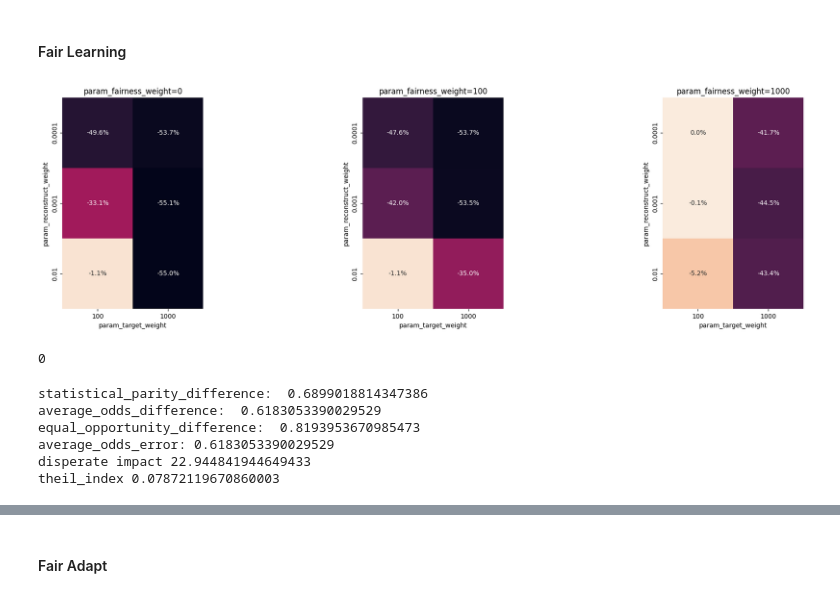
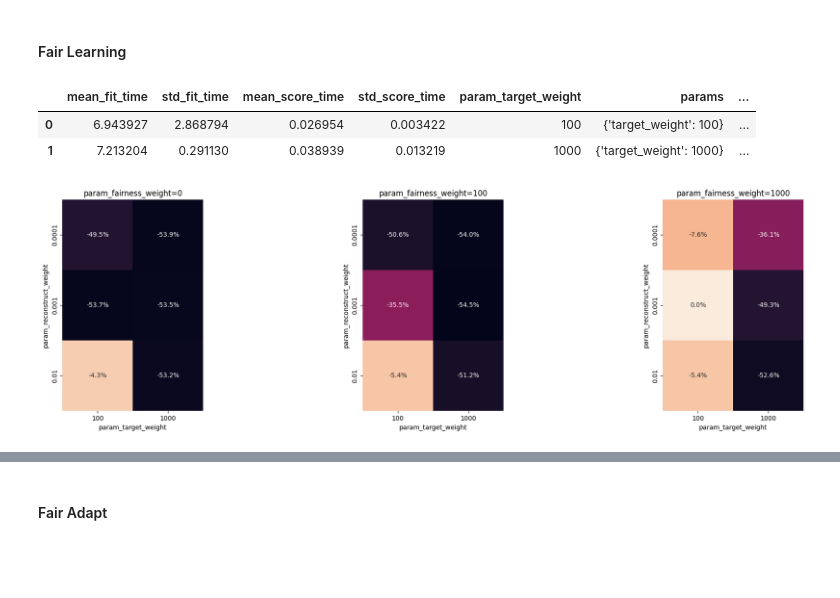
Before and after one commit to mkleinegger/evaluation-bias-detection-and-mitigation, a Jupyter notebook: multiple_runs.ipynb, the cells around one changed output, grey strips where cells are left out. Drawn from its saved outputs; the diff is of its cells as text; code cells hidden in the pictures; blank space fills up the shorter version.

```diff
--- a/multiple_runs.ipynb
+++ b/multiple_runs.ipynb
@@ -381,7 +434,7 @@ model = model.fit(X_train, y_train)
 # %%
 # showcase model's accuracy
 df_test__ = df_test_.copy()
-df_test__.dropna(inplace=True)
+# df_test__.dropna(inplace=True)
 X_test, y_test = df_test__.drop(columns=[target]), df_test__[target]
 y_pred = model.predict(X_test)
 
@@ -774,5 +929,5 @@ RW = Reweighing(
     unprivileged_groups=unprivileged_groups, privileged_groups=privileged_groups
 )
 
-RW.fit(dataset_train)
-dataset_transf_train = RW.transform(dataset_train)
+RW.fit(df__)
+dataset_transf_train = RW.transform(df__)
@@ -962,26 +1160,49 @@ test = make_scorer(accuracy_score)
 # %%
-lfr = LearnedFairRepresentations('artificial_feature', n_prototypes=25, max_iter=100, random_state=random_state)
-params = {'reconstruct_weight': [1e-2, 1e-3, 1e-4],
-          'target_weight': [100, 1000],
-          'fairness_weight': [0, 100, 1000]}
+lfr = LearnedFairRepresentations(
+    list(scanned_subset.keys()), n_prototypes=25, max_iter=100, random_state=random_state
+)
+params = {
+    #"reconstruct_weight": [1e-2, 1e-3, 1e-4],
+    "target_weight": [100, 1000],
+    #"fairness_weight": [0, 100, 1000],
+}
 
-grid = GridSearchCV(lfr, params, scoring=min_disc, cv=3, n_jobs=-1).fit(X_train, y_train)
+grid = GridSearchCV(lfr, params, scoring=max_delta, cv=3, n_jobs=-1).fit(
+    X_train_encoded, y_train
+)
 res = pd.DataFrame(grid.cv_results_)
+res
+# %% [output]
+|  | mean_fit_time | std_fit_time | mean_score_time | std_score_time | param_target_weight | params | ... |
+| 0 | 6.943927 | 2.868794 | 0.026954 | 0.003422 | 100 | {'target_weight': 100} | ... |
+| 1 | 7.213204 | 0.291130 | 0.038939 | 0.013219 | 1000 | {'target_weight': 1000} | ... |
 # %%
 import seaborn as sns
 import matplotlib.pyplot as plt
 
 # Assuming 'res' is your DataFrame and contains the columns mentioned
 f, axes = plt.subplots(1, 3, squeeze=True, figsize=(24, 6))
-by_fair = res.set_index('param_fairness_weight')
+by_fair = res.set_index("param_fairness_weight")
 
 for ax, r in zip(axes, by_fair.index.unique()):
-    pivot_table = by_fair.xs(r).pivot(index='param_reconstruct_weight', columns='param_target_weight', values='mean_test_score')
-    sns.heatmap(pivot_table,
-                annot=True, fmt='.1%', vmin=res['mean_test_score'].min(), vmax=res['mean_test_score'].max(), square=True, cbar=False, ax=ax)
-    ax.set_title('param_fairness_weight={}'.format(r))
+    pivot_table = by_fair.xs(r).pivot(
+        index="param_reconstruct_weight",
+        columns="param_target_weight",
+        values="mean_test_score",
+    )
+    sns.heatmap(
+        pivot_table,
+        annot=True,
+        fmt=".1%",
+        vmin=res["mean_test_score"].min(),
+        vmax=res["mean_test_score"].max(),
+        square=True,
+        cbar=False,
+        ax=ax,
+    )
+    ax.set_title("param_fairness_weight={}".format(r))
 
 plt.show()
 # %% [output]
-[figure, old version]
+[figure, new version]
 # %%
@@ -992,4 +1212,0 @@ y_pred_lfr_lr = mlp.fit(grid.transform(X_train), y_train).predict(X_test)
-# %%
-sum(y_pred_lfr)
-# %% [output]
-0
@@ -1018,16 +1212,0 @@ add_row(
-# %%
-from aif360.sklearn.metrics import average_odds_difference, average_odds_error, disparate_impact_ratio, equal_opportunity_difference, theil_index
-
-print("statistical_parity_difference: ", statistical_parity_difference(y_test, y_pred_lr, prot_attr=['artificial_feature'], priv_group=(1)))
-print("average_odds_difference: ", average_odds_difference(y_test, y_pred_lr, prot_attr=['artificial_feature'], priv_group=(1)))
-print("equal_opportunity_difference: ", equal_opportunity_difference(y_test, y_pred_lr, prot_attr=['artificial_feature'], priv_group=(1)))
-print("average_odds_error:", average_odds_error(y_test, y_pred_lr, prot_attr=['artificial_feature'], priv_group=(1)))
-print("disperate impact", disparate_impact_ratio(y_test, y_pred_lr, prot_attr=['artificial_feature'], priv_group=(1)))
-print("theil_index", theil_index(1 + y_pred_lr - y_test))
-# %% [output]
-statistical_parity_difference:  0.6899018814347386
-average_odds_difference:  0.6183053390029529
-equal_opportunity_difference:  0.8193953670985473
-average_odds_error: 0.6183053390029529
-disperate impact 22.944841944649433
-theil_index 0.07872119670860003
```
Also changed, not shown: parts of 86 cells of this notebook.
